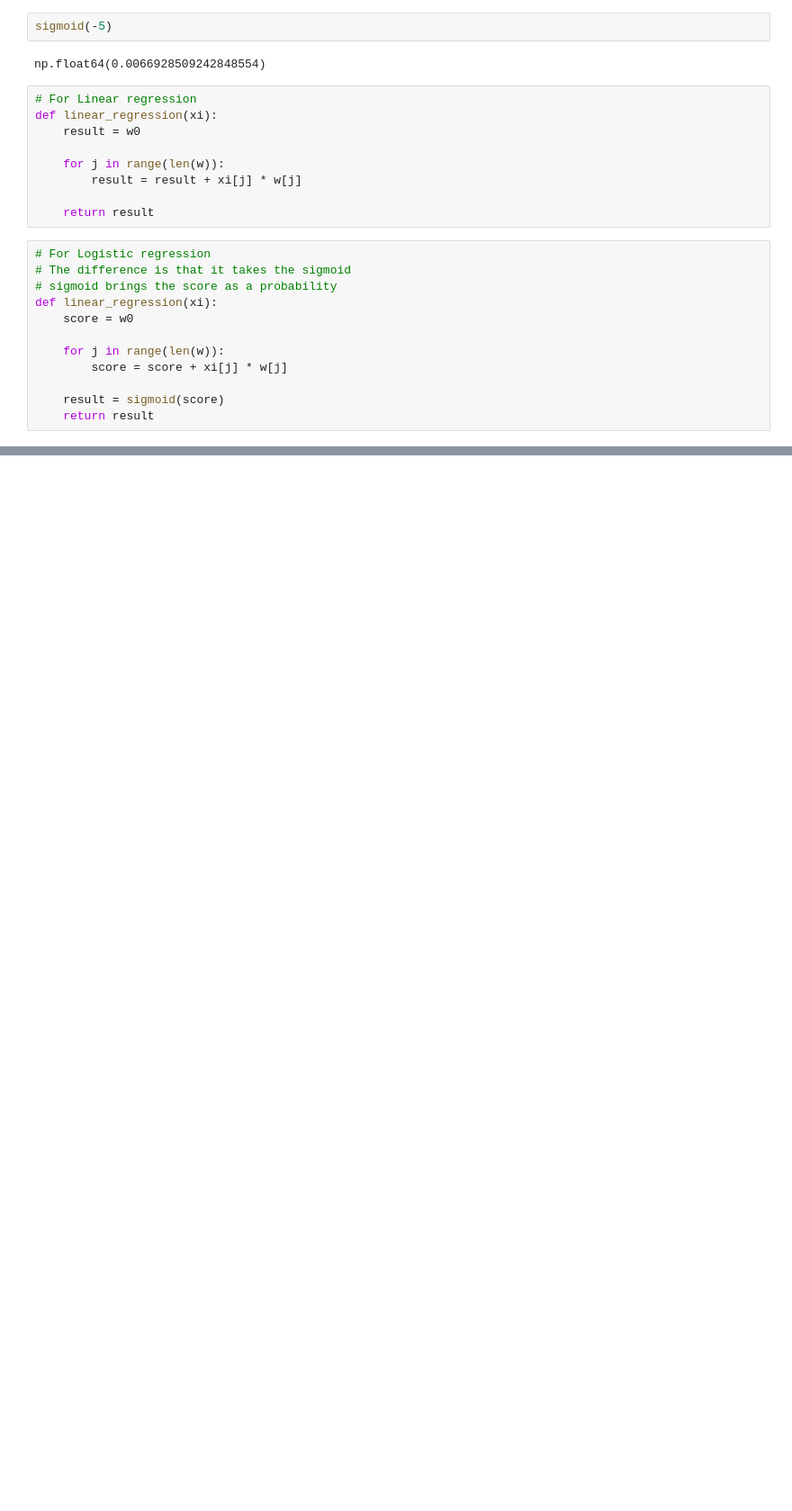
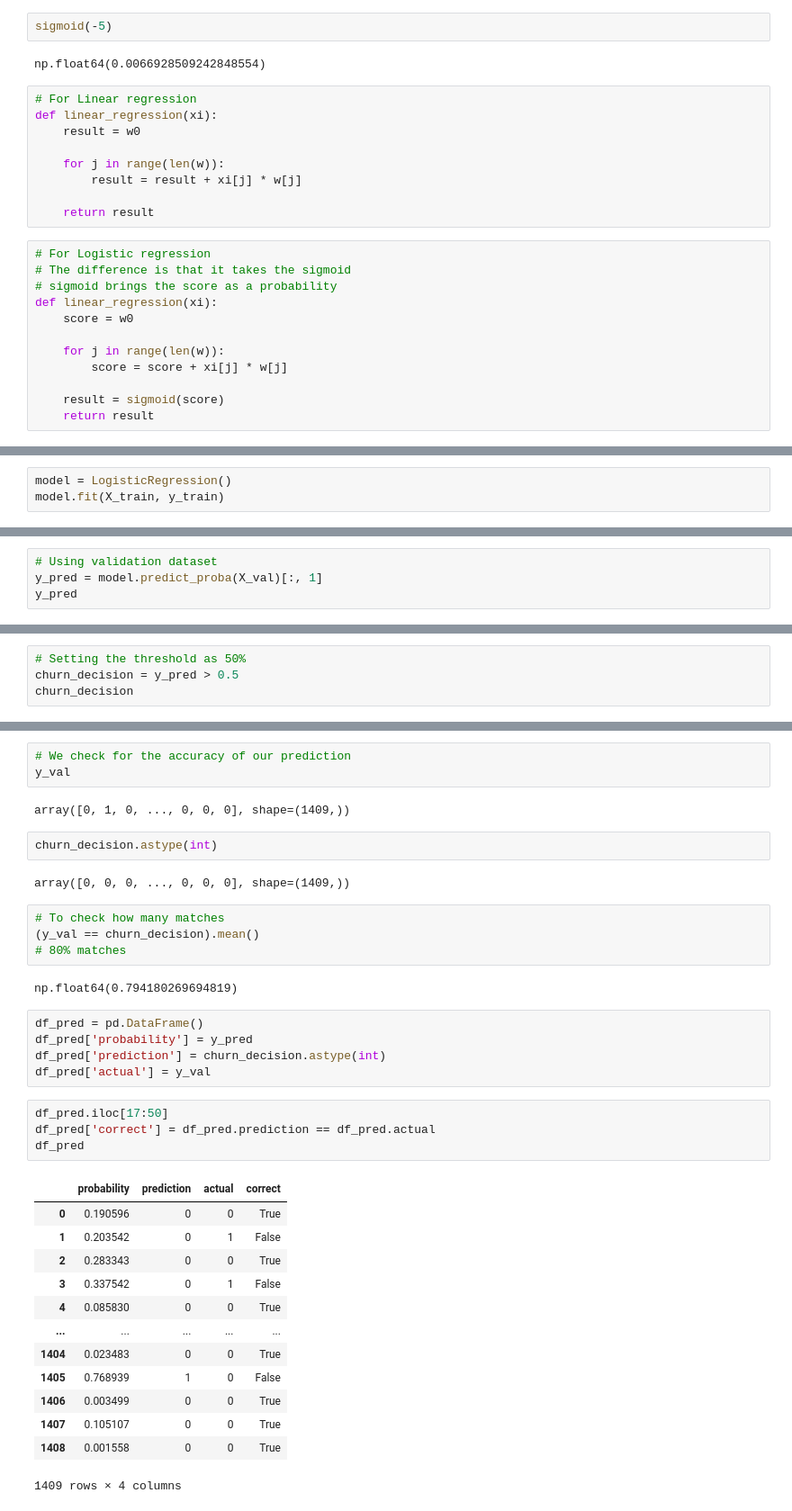
Before and after one commit to Abasi-ifreke/ml-zoomcamp, a Jupyter notebook: 03-churn_predict/01-churn.ipynb, the cells around one changed output, grey strips where cells are left out. Shown: that part at 90% size. Saved outputs shown, nothing was run; the diff lists cells and outputs as text; blank space fills up the shorter version.

Commit message:
training logistic regression with scikit-learn

```diff
--- a/03-churn_predict/01-churn.ipynb
+++ b/03-churn_predict/01-churn.ipynb
@@ -766,0 +774,3 @@ def linear_regression(xi):
+# %%
+model = LogisticRegression()
+model.fit(X_train, y_train)
@@ -766,0 +842,4 @@ def linear_regression(xi):
+# %%
+# Using validation dataset
+y_pred = model.predict_proba(X_val)[:, 1]
+y_pred
@@ -766,0 +849,4 @@ def linear_regression(xi):
+# %%
+# Setting the threshold as 50%
+churn_decision = y_pred > 0.5
+churn_decision
@@ -766,0 +871,38 @@ def linear_regression(xi):
+# %%
+# We check for the accuracy of our prediction
+y_val
+# %% [output]
+array([0, 1, 0, ..., 0, 0, 0], shape=(1409,))
+# %%
+churn_decision.astype(int)
+# %% [output]
+array([0, 0, 0, ..., 0, 0, 0], shape=(1409,))
+# %%
+# To check how many matches
+(y_val == churn_decision).mean()
+# 80% matches
+# %% [output]
+np.float64(0.794180269694819)
+# %%
+df_pred = pd.DataFrame()
+df_pred['probability'] = y_pred
+df_pred['prediction'] = churn_decision.astype(int)
+df_pred['actual'] = y_val
+# %%
+df_pred.iloc[17:50]
+df_pred['correct'] = df_pred.prediction == df_pred.actual
+df_pred
+# %% [output]
+|  | probability | prediction | actual | correct |
+| 0 | 0.190596 | 0 | 0 | True |
+| 1 | 0.203542 | 0 | 1 | False |
+| 2 | 0.283343 | 0 | 0 | True |
+| 3 | 0.337542 | 0 | 1 | False |
+| 4 | 0.085830 | 0 | 0 | True |
+| ... | ... | ... | ... | ... |
+| 1404 | 0.023483 | 0 | 0 | True |
+| 1405 | 0.768939 | 1 | 0 | False |
+| 1406 | 0.003499 | 0 | 0 | True |
+| 1407 | 0.105107 | 0 | 0 | True |
+| 1408 | 0.001558 | 0 | 0 | True |
+1409 rows × 4 columns
```
Also changed, not shown: parts of 13 cells of this notebook.
